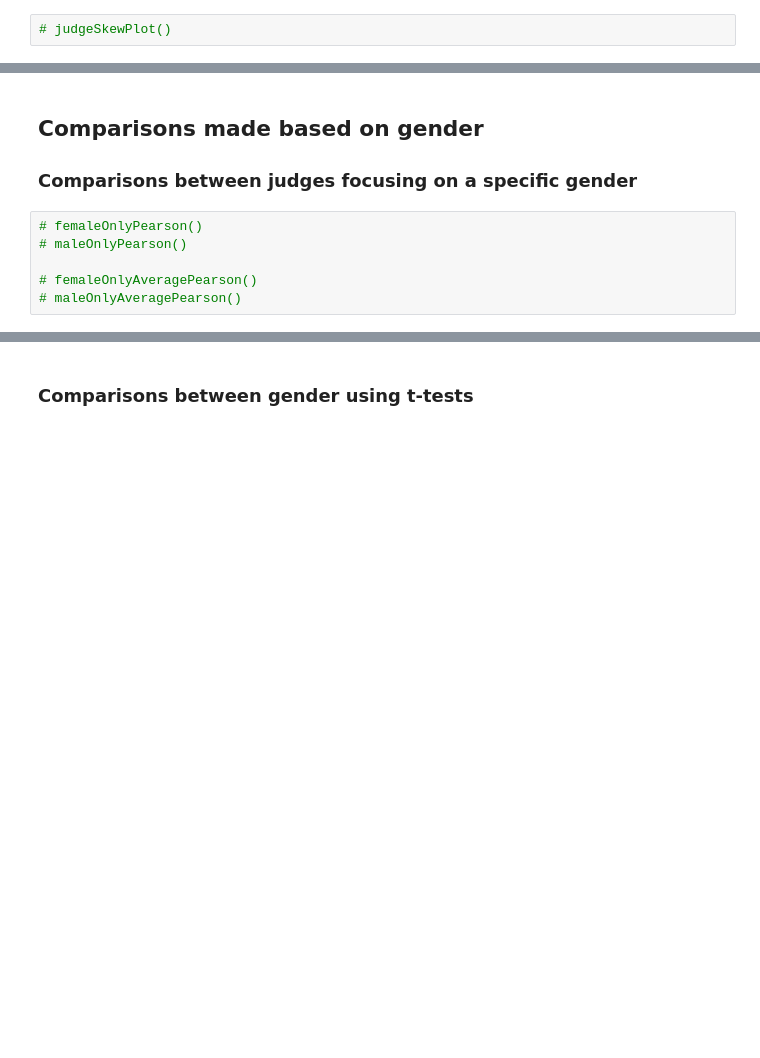
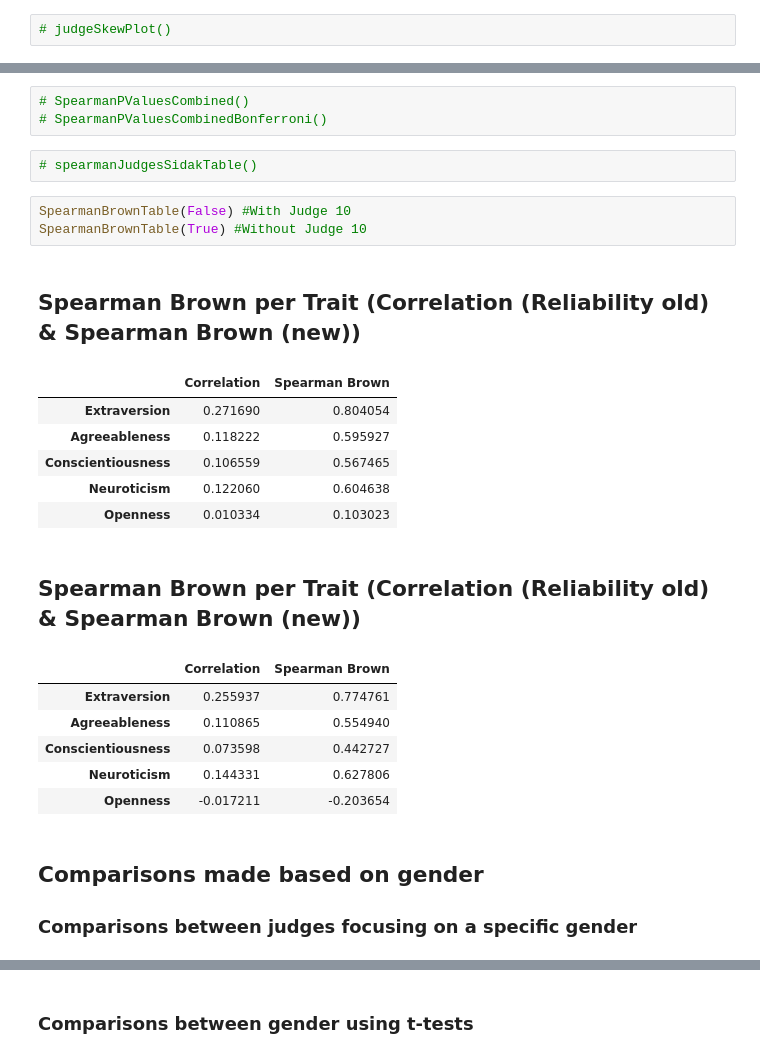
Before and after one commit to sophiak12/Individual_Project, a Jupyter notebook: src/resultsFunctions.ipynb, the cells around one changed output, grey strips where cells are left out. Cells and saved outputs as stored; diff of their text form; blank space fills up the shorter version.

```diff
--- a/src/resultsFunctions.ipynb
+++ b/src/resultsFunctions.ipynb
@@ -41,9 +60,26 @@ SpearmanBrownTable()
+# %%
+# SpearmanPValuesCombined()
+# SpearmanPValuesCombinedBonferroni()
+# %%
+# spearmanJudgesSidakTable()
+# %%
+SpearmanBrownTable(False) #With Judge 10
+SpearmanBrownTable(True) #Without Judge 10
+# %% [output]
+## Spearman Brown per Trait (Correlation (Reliability old) & Spearman Brown (new))
+|  | Correlation | Spearman Brown |
+| Extraversion | 0.271690 | 0.804054 |
+| Agreeableness | 0.118222 | 0.595927 |
+| Conscientiousness | 0.106559 | 0.567465 |
+| Neuroticism | 0.122060 | 0.604638 |
+| Openness | 0.010334 | 0.103023 |
+## Spearman Brown per Trait (Correlation (Reliability old) & Spearman Brown (new))
+|  | Correlation | Spearman Brown |
+| Extraversion | 0.255937 | 0.774761 |
+| Agreeableness | 0.110865 | 0.554940 |
+| Conscientiousness | 0.073598 | 0.442727 |
+| Neuroticism | 0.144331 | 0.627806 |
+| Openness | -0.017211 | -0.203654 |
 # %% [markdown]
 ## Comparisons made based on gender
 ### Comparisons between judges focusing on a specific gender
-# %%
-# femaleOnlyPearson()
-# maleOnlyPearson()
-
-# femaleOnlyAveragePearson()
-# maleOnlyAveragePearson()
```
Also changed, not shown: parts of 24 cells of this notebook, 3 other files.
